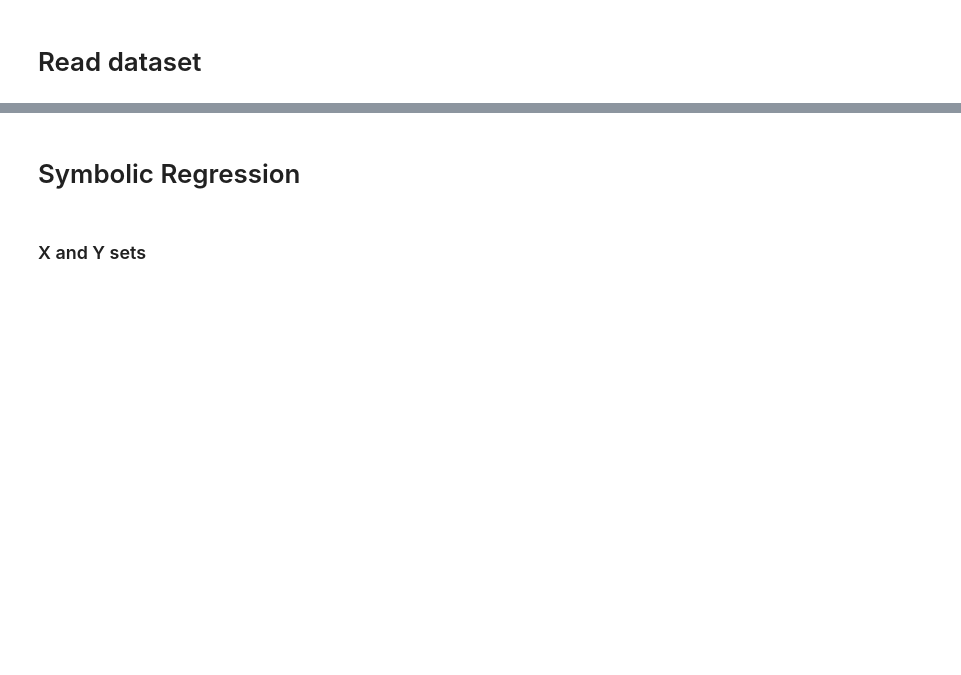
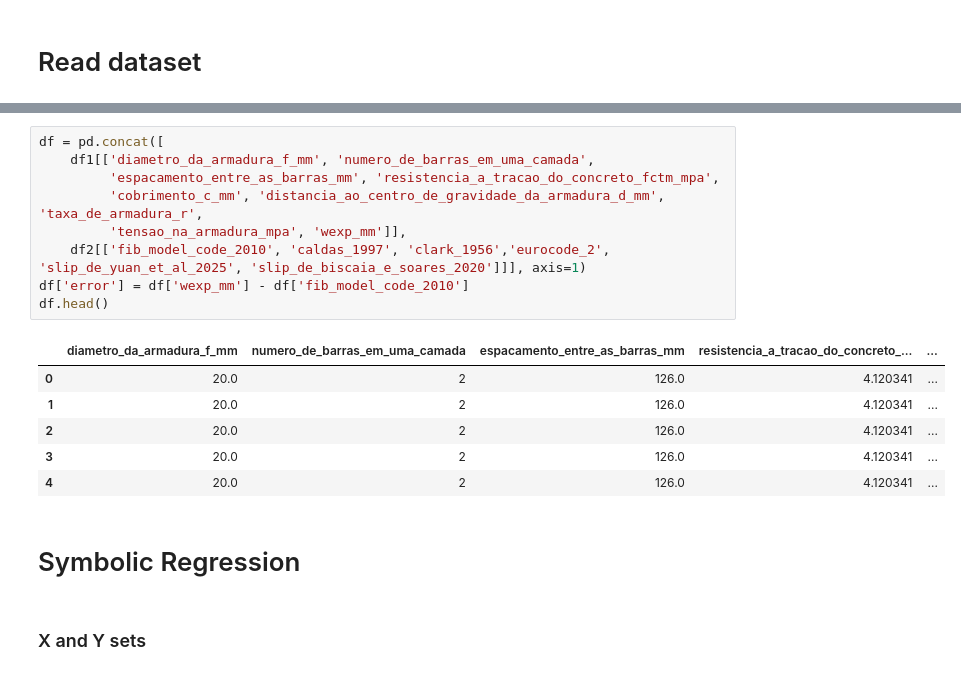
Before and after one commit to wmpjrufg/crack_prediction_symbolic_regression, a Jupyter notebook: psr_model_predict.ipynb, the cells around one changed output, grey strips where cells are left out. Saved outputs shown, nothing was run; the diff lists cells and outputs as text; blank space fills up the shorter version.

```diff
--- a/psr_model_predict.ipynb
+++ b/psr_model_predict.ipynb
@@ -42,3 +54,19 @@ df.head()
+# %%
+df = pd.concat([
+    df1[['diametro_da_armadura_f_mm', 'numero_de_barras_em_uma_camada',
+         'espacamento_entre_as_barras_mm', 'resistencia_a_tracao_do_concreto_fctm_mpa',
+         'cobrimento_c_mm', 'distancia_ao_centro_de_gravidade_da_armadura_d_mm', 'taxa_de_armadura_r',
+         'tensao_na_armadura_mpa', 'wexp_mm']],
+    df2[['fib_model_code_2010', 'caldas_1997', 'clark_1956','eurocode_2', 'slip_de_yuan_et_al_2025', 'slip_de_biscaia_e_soares_2020']]], axis=1)
+df['error'] = df['wexp_mm'] - df['fib_model_code_2010']
+df.head()
+# %% [output]
+|  | diametro_da_armadura_f_mm | numero_de_barras_em_uma_camada | espacamento_entre_as_barras_mm | resistencia_a_tracao_do_concreto_... | ... |
+| 0 | 20.0 | 2 | 126.0 | 4.120341 | ... |
+| 1 | 20.0 | 2 | 126.0 | 4.120341 | ... |
+| 2 | 20.0 | 2 | 126.0 | 4.120341 | ... |
+| 3 | 20.0 | 2 | 126.0 | 4.120341 | ... |
+| 4 | 20.0 | 2 | 126.0 | 4.120341 | ... |
 # %% [markdown]
 # Symbolic Regression
 # %% [markdown]
```
Also changed, not shown: parts of 15 cells of this notebook, 3 other files.
